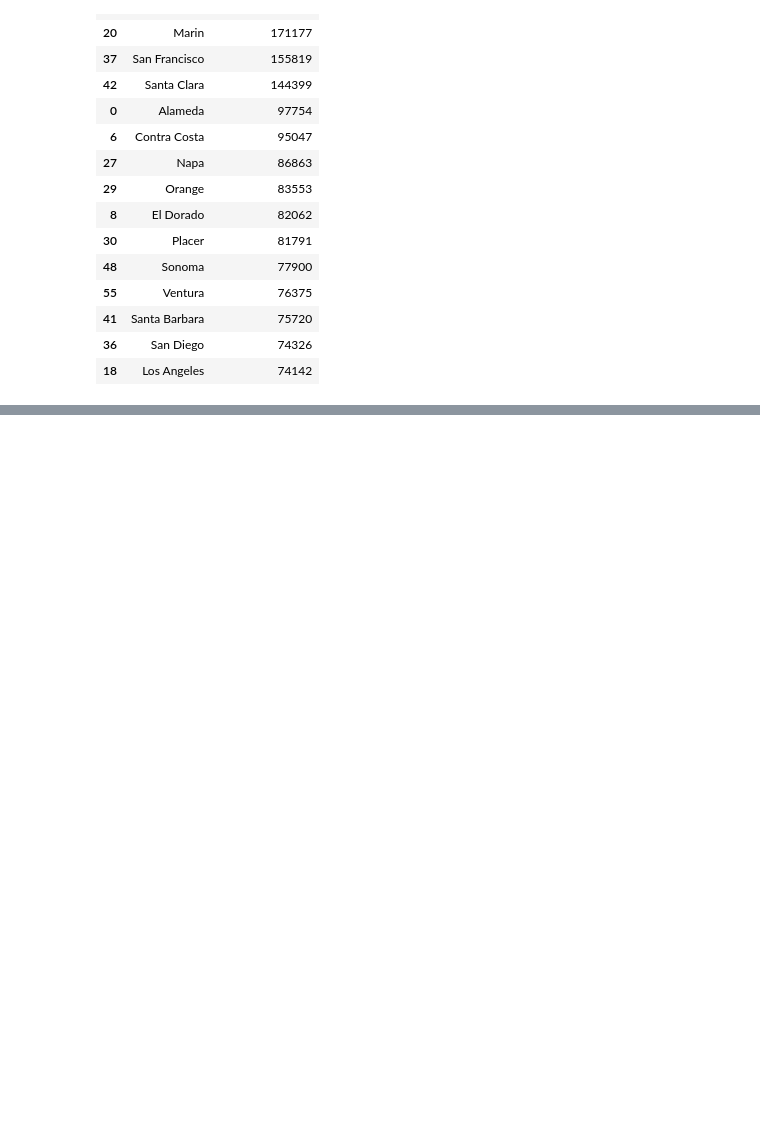
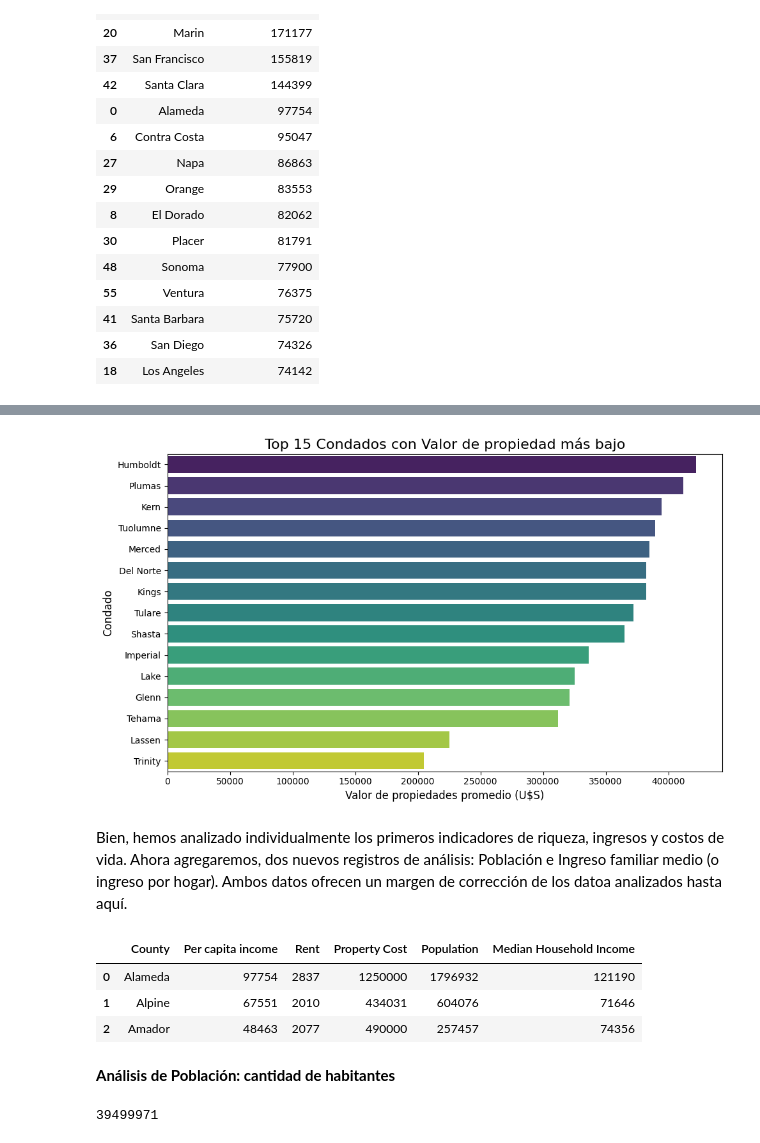
Before and after one commit to gastorellano/epicurean_project, a Jupyter notebook: Data Analytics/Análisis Económico/Análisis_económico.ipynb, the cells around one changed output, grey strips where cells are left out. Saved outputs shown, nothing was run; the diff lists cells and outputs as text; code cells hidden in the pictures; blank space fills up the shorter version.

Commit message:
Trabajo finalizado

```diff
--- a/Data Analytics/Análisis Económico/Análisis_económico.ipynb
+++ b/Data Analytics/Análisis Económico/Análisis_económico.ipynb
@@ -127,0 +305,33 @@ El uso de este período anual es consistente en la mayoría de los informes econ
+# %%
+df_last15 = df_censo[['County', 'Property Cost']].sort_values(by='Property Cost', ascending=False).tail(15)
+
+# Configuración del gráfico
+plt.figure(figsize=(10, 6))
+sns.barplot(x='Property Cost', y='County', data=df_last15, hue='County', palette='viridis', dodge=False, legend=False)
+
+# Agregar título y etiquetas
+plt.title('Top 15 Condados con Valor de propiedad más bajo', fontsize=16)
+plt.xlabel('Valor de propiedades promedio (U$S)', fontsize=12)
+plt.ylabel('Condado', fontsize=12)
+
+# Mostrar gráfico
+plt.tight_layout()
+plt.show()
+# %% [output]
+[figure, added]
+# %% [markdown]
+Bien, hemos analizado individualmente los primeros indicadores de riqueza, ingresos y costos de vida. Ahora agregaremos, dos nuevos registros de análisis: Población e Ingreso familiar medio (o ingreso por hogar). Ambos datos ofrecen un margen de corrección de los datoa analizados hasta aquí.
+# %%
+df_economicos = pd.read_csv(r'C:\Users\GASTON\Desktop\PROYECTO FINAL\DATA\datos_economicos.csv')
+df_economicos.head(3)
+# %% [output]
+|  | County | Per capita income | Rent | Property Cost | Population | Median Household Income |
+| 0 | Alameda | 97754 | 2837 | 1250000 | 1796932 | 121190 |
+| 1 | Alpine | 67551 | 2010 | 434031 | 604076 | 71646 |
+| 2 | Amador | 48463 | 2077 | 490000 | 257457 | 74356 |
+# %% [markdown]
+**Análisis de Población: cantidad de habitantes**
+# %%
+df_economicos['Population'].sum()
+# %% [output]
+39499971
```
Also changed, not shown: parts of 60 cells of this notebook, 2 other files.
